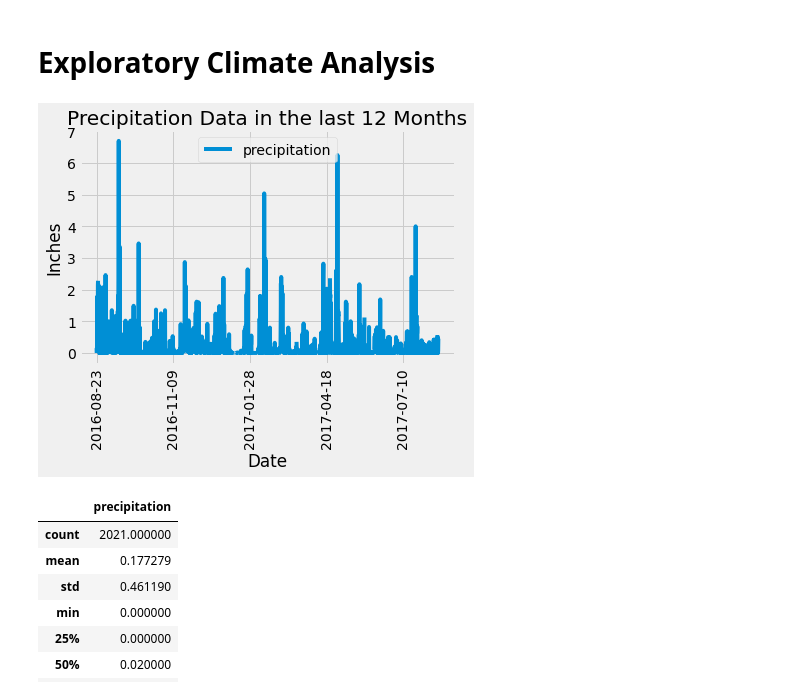
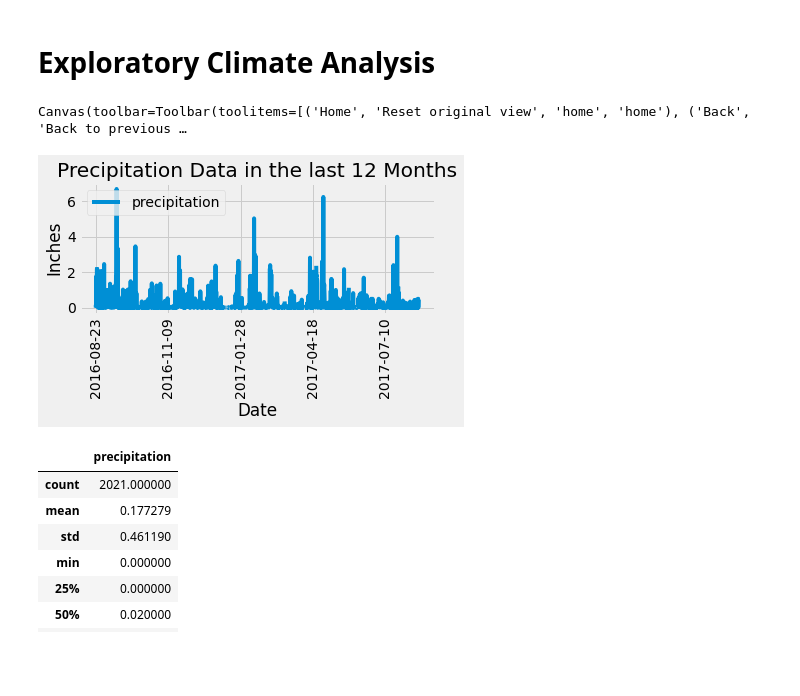
Before and after one commit to SeanPei-coder/sqlalchemy-challenge, a Jupyter notebook: climate_starter.ipynb, the cells around one changed output. Cells and saved outputs as stored; diff of their text form; code cells hidden in the pictures; blank space fills up the shorter version.

```diff
--- a/climate_starter.ipynb
+++ b/climate_starter.ipynb
@@ -74,17 +74,19 @@ prcp = session.query(Measurement.date,Measurement.prcp).filter(Measurement.date
 # %%
 # Save the query results as a Pandas DataFrame and set the index to the date column
 prcp_df = pd.DataFrame(prcp,columns=['date','precipitation'])
 prcp_df.set_index('date',inplace=True)
 # Sort the dataframe by date
 prcp_df = prcp_df.sort_index()
 # Use Pandas Plotting with Matplotlib to plot the data
 prcp_df.plot(kind='line',title='Precipitation Data in the last 12 Months')
 plt.xlabel("Date")
 plt.ylabel("Inches")
 plt.xticks(rotation=90)
+plt.tight_layout()
 plt.savefig("images/precipitation.png")
 # %% [output]
+Canvas(toolbar=Toolbar(toolitems=[('Home', 'Reset original view', 'home', 'home'), ('Back', 'Back to previous …
-[figure, old version]
+[figure, new version]
 # %%
 # Use Pandas to calcualte the summary statistics for the precipitation data
 prcp_df.describe()
```
Also changed, not shown: parts of 3 cells of this notebook, 1 other file.
